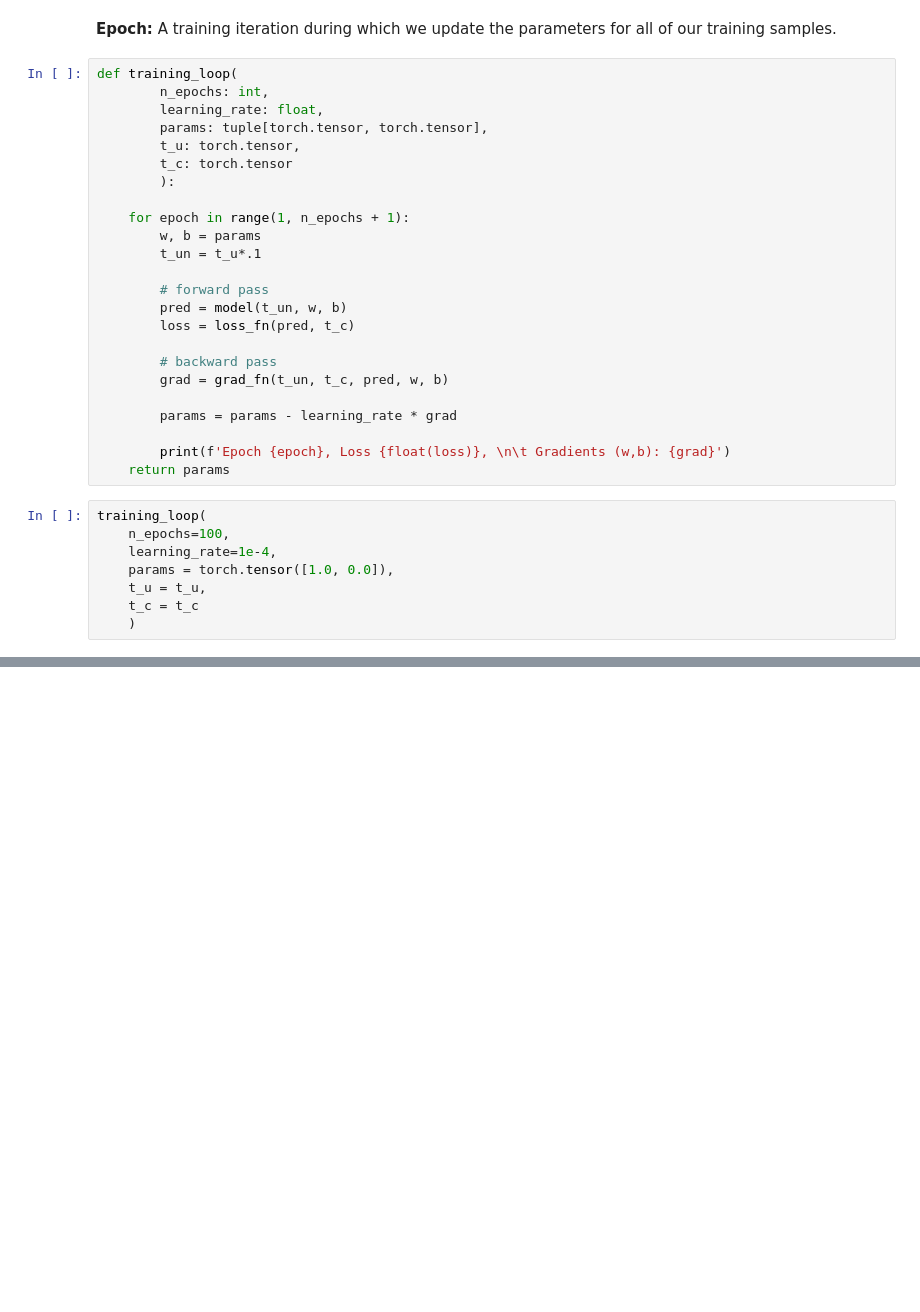
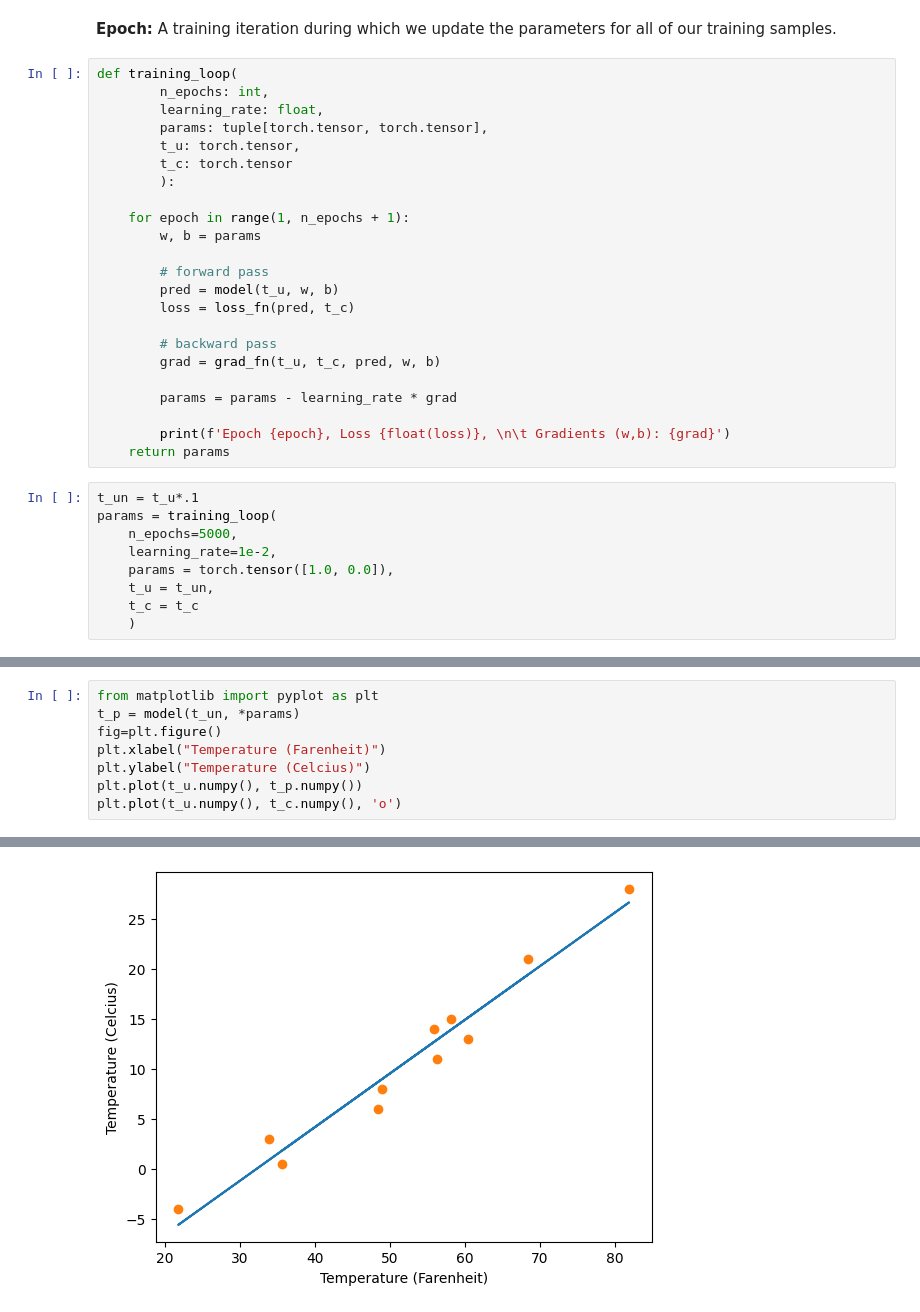
Before and after one commit to schampoux/ds-toolkit, a Jupyter notebook: deep-learning/neural-network.ipynb, the cells around one changed output, grey strips where cells are left out. Saved outputs shown, nothing was run; the diff lists cells and outputs as text; blank space fills up the shorter version.

```diff
--- a/deep-learning/neural-network.ipynb
+++ b/deep-learning/neural-network.ipynb
@@ -102,25 +102,25 @@ def training_loop(
 
     for epoch in range(1, n_epochs + 1):
         w, b = params
-        t_un = t_u*.1
 
         # forward pass
-        pred = model(t_un, w, b)
+        pred = model(t_u, w, b)
         loss = loss_fn(pred, t_c)
 
         # backward pass
-        grad = grad_fn(t_un, t_c, pred, w, b)
+        grad = grad_fn(t_u, t_c, pred, w, b)
 
         params = params - learning_rate * grad
 
         print(f'Epoch {epoch}, Loss {float(loss)}, \n\t Gradients (w,b): {grad}')
     return params
 # %%
-training_loop(
-    n_epochs=100,
-    learning_rate=1e-4,
+t_un = t_u*.1
+params = training_loop(
+    n_epochs=5000,
+    learning_rate=1e-2,
     params = torch.tensor([1.0, 0.0]),
-    t_u = t_u,
+    t_u = t_un,
     t_c = t_c
     )
 # %% [output]
@@ -144,0 +144,9 @@ tensor([ 0.2327, -0.0438])
+# %%
+from matplotlib import pyplot as plt
+t_p = model(t_un, *params)
+fig=plt.figure()
+plt.xlabel("Temperature (Farenheit)")
+plt.ylabel("Temperature (Celcius)")
+plt.plot(t_u.numpy(), t_p.numpy())
+plt.plot(t_u.numpy(), t_c.numpy(), 'o')
+# %% [output]
@@ -144,0 +154 @@ tensor([ 0.2327, -0.0438])
+[figure, added]
```
Also changed, not shown: parts of 3 cells of this notebook, 1 other file.
